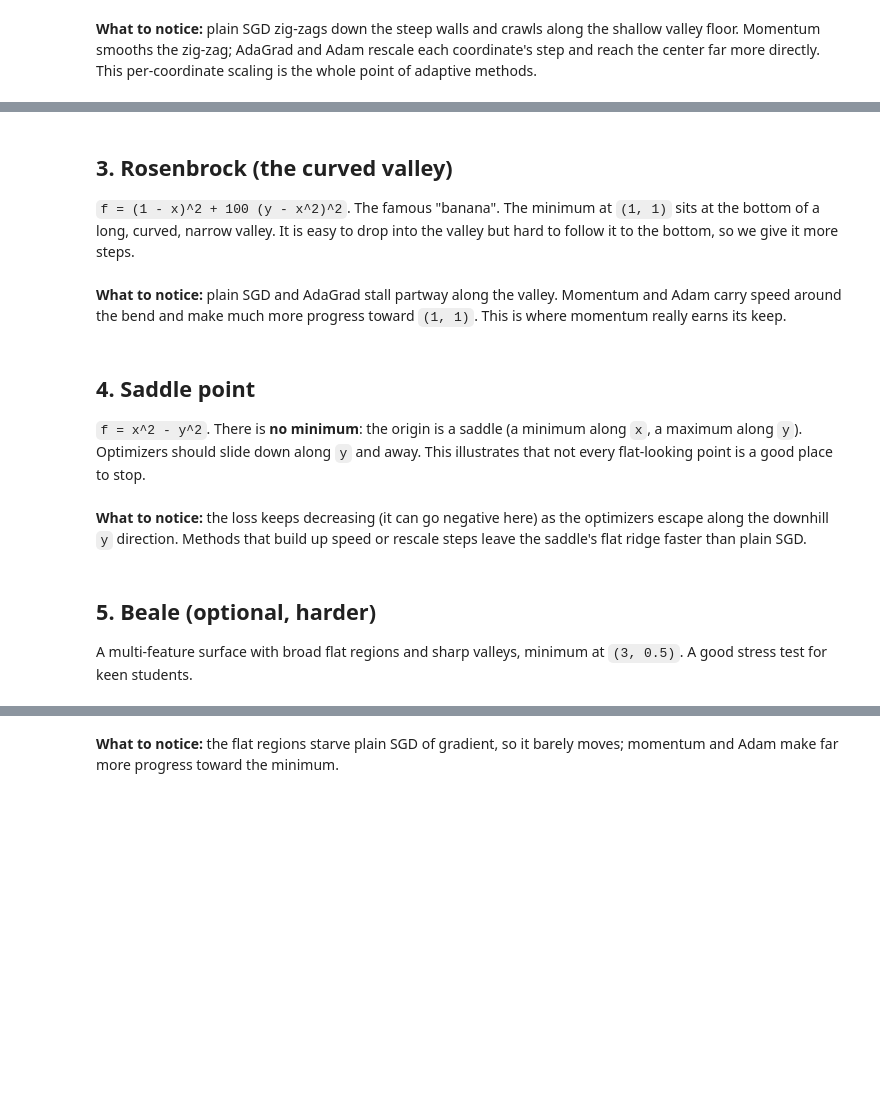
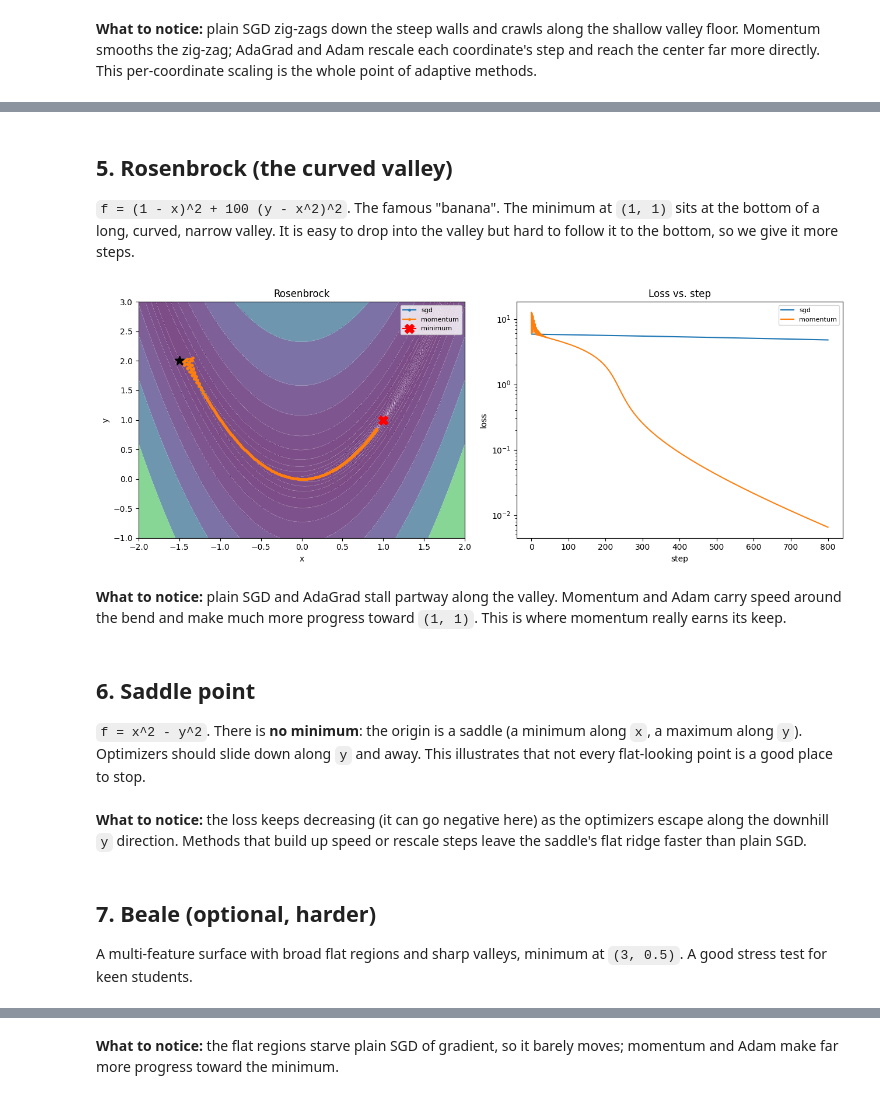
Before and after one commit to HarishGP/optimization-workshop, a Jupyter notebook: notebooks/phase1_lowdim.ipynb, the cells around one changed output, grey strips where cells are left out. Drawn from its saved outputs; the diff is of its cells as text; code cells hidden in the pictures; blank space fills up the shorter version.

```diff
--- a/notebooks/phase1_lowdim.ipynb
+++ b/notebooks/phase1_lowdim.ipynb
@@ -71,13 +100,15 @@ _ = compare("ill_conditioned", n_steps=80)
 # %% [markdown]
-## 3. Rosenbrock (the curved valley)
+## 5. Rosenbrock (the curved valley)
 
 `f = (1 - x)^2 + 100 (y - x^2)^2`. The famous "banana". The minimum at `(1, 1)` sits at the bottom of a long, curved, narrow valley. It is easy to drop into the valley but hard to follow it to the bottom, so we give it more steps.
 # %%
-_ = compare("rosenbrock", n_steps=300)
+_ = compare("rosenbrock", n_steps=800, optim_selected=["sgd","momentum"])
+# %% [output]
+[figure, added]
 # %% [markdown]
 **What to notice:** plain SGD and AdaGrad stall partway along the valley. Momentum and Adam carry speed around the bend and make much more progress toward `(1, 1)`. This is where momentum really earns its keep.
 # %% [markdown]
-## 4. Saddle point
+## 6. Saddle point
 
 `f = x^2 - y^2`. There is **no minimum**: the origin is a saddle (a minimum along `x`, a maximum along `y`). Optimizers should slide down along `y` and away. This illustrates that not every flat-looking point is a good place to stop.
 # %%
@@ -85,7 +116,7 @@ _ = compare("saddle", n_steps=80)
 # %% [markdown]
 **What to notice:** the loss keeps decreasing (it can go negative here) as the optimizers escape along the downhill `y` direction. Methods that build up speed or rescale steps leave the saddle's flat ridge faster than plain SGD.
 # %% [markdown]
-## 5. Beale (optional, harder)
+## 7. Beale (optional, harder)
 
 A multi-feature surface with broad flat regions and sharp valleys, minimum at `(3, 0.5)`. A good stress test for keen students.
 # %%
```
Also changed, not shown: parts of 12 cells of this notebook, 9 other files.
